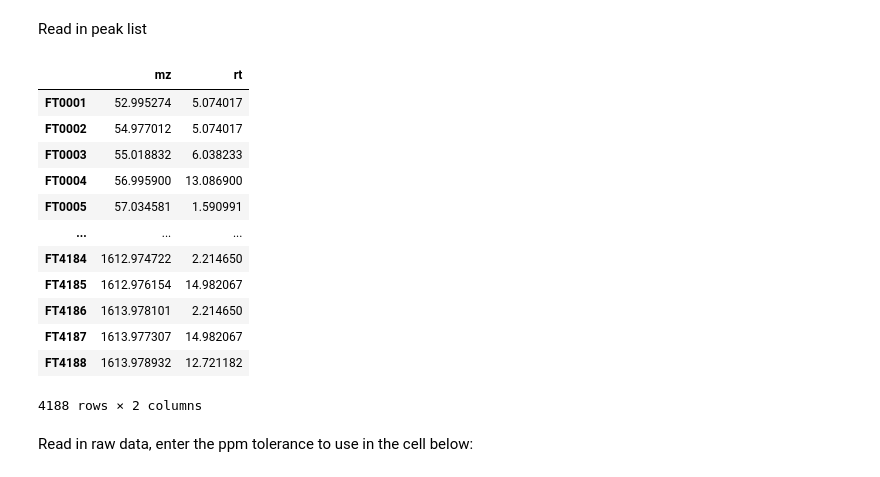
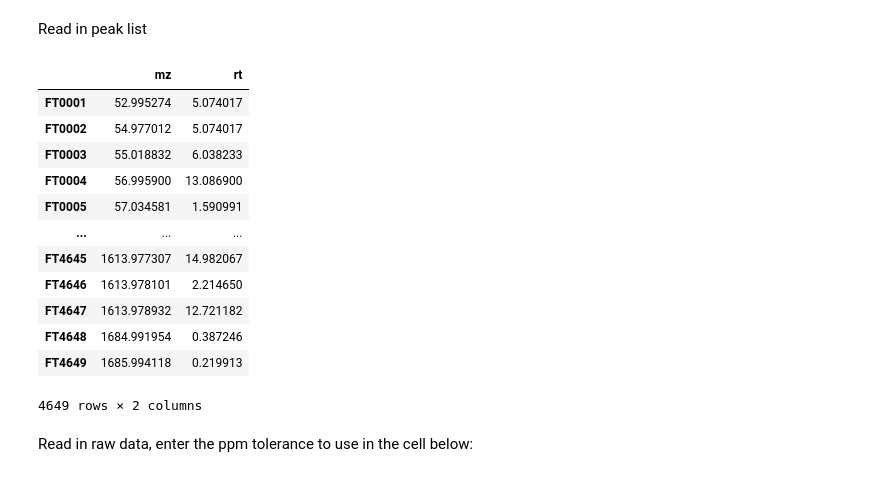
Before and after one commit to pattilab/PeakDetective, a Jupyter notebook: workbooks/PeakDetective.ipynb, the cells around one changed output. Drawn from its saved outputs; the diff is of its cells as text; code cells hidden in the pictures.

```diff
--- a/workbooks/PeakDetective.ipynb
+++ b/workbooks/PeakDetective.ipynb
@@ -198,22 +264,23 @@ Read in peak list
 # %%
 det = detection_helper.PeakList()
 det.readXCMSPeakList(mzmlFolder+"peaks.csv")
 peaklist = det.peakList[["mz","rt"]]
+peaklist.to_csv(mzmlFolder + "peaks_formatted.csv")
 peaklist
 # %% [output]
 |  | mz | rt |
 | FT0001 | 52.995274 | 5.074017 |
 | FT0002 | 54.977012 | 5.074017 |
 | FT0003 | 55.018832 | 6.038233 |
 | FT0004 | 56.995900 | 13.086900 |
 | FT0005 | 57.034581 | 1.590991 |
 | ... | ... | ... |
-| FT4184 | 1612.974722 | 2.214650 |
-| FT4185 | 1612.976154 | 14.982067 |
-| FT4186 | 1613.978101 | 2.214650 |
-| FT4187 | 1613.977307 | 14.982067 |
-| FT4188 | 1613.978932 | 12.721182 |
+| FT4645 | 1613.977307 | 14.982067 |
+| FT4646 | 1613.978101 | 2.214650 |
+| FT4647 | 1613.978932 | 12.721182 |
+| FT4648 | 1684.991954 | 0.387246 |
+| FT4649 | 1685.994118 | 0.219913 |
-4188 rows × 2 columns
+4649 rows × 2 columns
 # %% [markdown]
 Read in raw data, enter the ppm tolerance to use in the cell below:
 # %%
```
Also changed, not shown: parts of 10 cells of this notebook, 2 other files.
